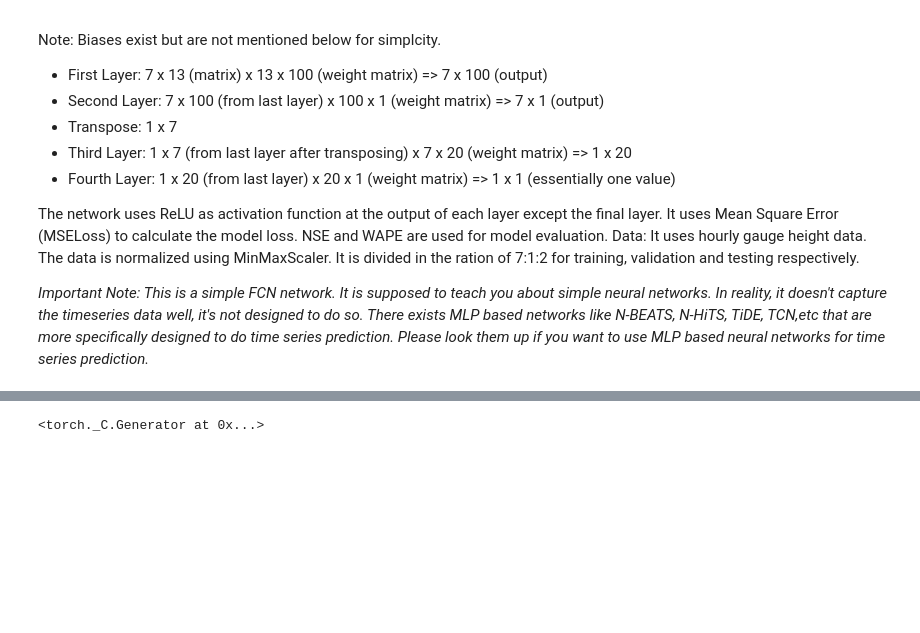
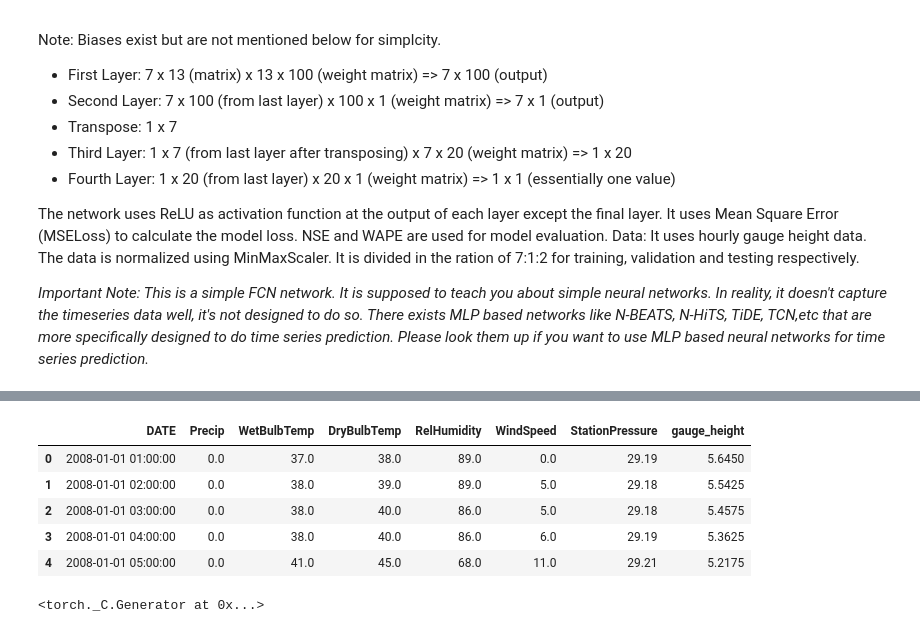
Before and after one commit to Rezaie/ADCIRC_process, a Jupyter notebook: Machine Learning/Day3/MLP.ipynb, the cells around one changed output, grey strips where cells are left out. Cells and saved outputs as stored; diff of their text form; code cells hidden in the pictures; blank space fills up the shorter version.

```diff
--- a/Machine Learning/Day3/MLP.ipynb
+++ b/Machine Learning/Day3/MLP.ipynb
@@ -51,2 +53,14 @@ from sklearn.preprocessing import MinMaxScaler
+# %%
+import pandas as pd
+
+df = pd.read_csv("final_data.csv")
+df.head()
+# %% [output]
+|  | DATE | Precip | WetBulbTemp | DryBulbTemp | RelHumidity | WindSpeed | StationPressure | gauge_height |
+| 0 | 2008-01-01 01:00:00 | 0.0 | 37.0 | 38.0 | 89.0 | 0.0 | 29.19 | 5.6450 |
+| 1 | 2008-01-01 02:00:00 | 0.0 | 38.0 | 39.0 | 89.0 | 5.0 | 29.18 | 5.5425 |
+| 2 | 2008-01-01 03:00:00 | 0.0 | 38.0 | 40.0 | 86.0 | 5.0 | 29.18 | 5.4575 |
+| 3 | 2008-01-01 04:00:00 | 0.0 | 38.0 | 40.0 | 86.0 | 6.0 | 29.19 | 5.3625 |
+| 4 | 2008-01-01 05:00:00 | 0.0 | 41.0 | 45.0 | 68.0 | 11.0 | 29.21 | 5.2175 |
 # %%
 # Use hourly data, use a subset to reduce the datasize
```
Also changed, not shown: parts of 5 cells of this notebook.
